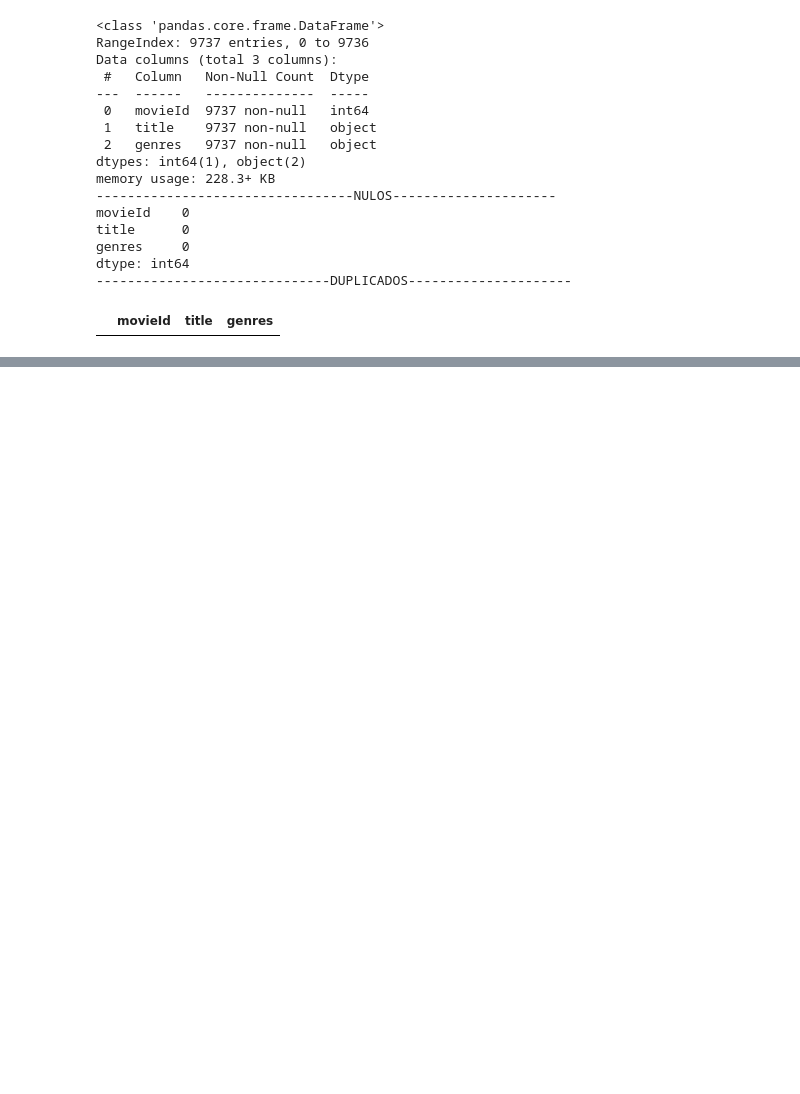
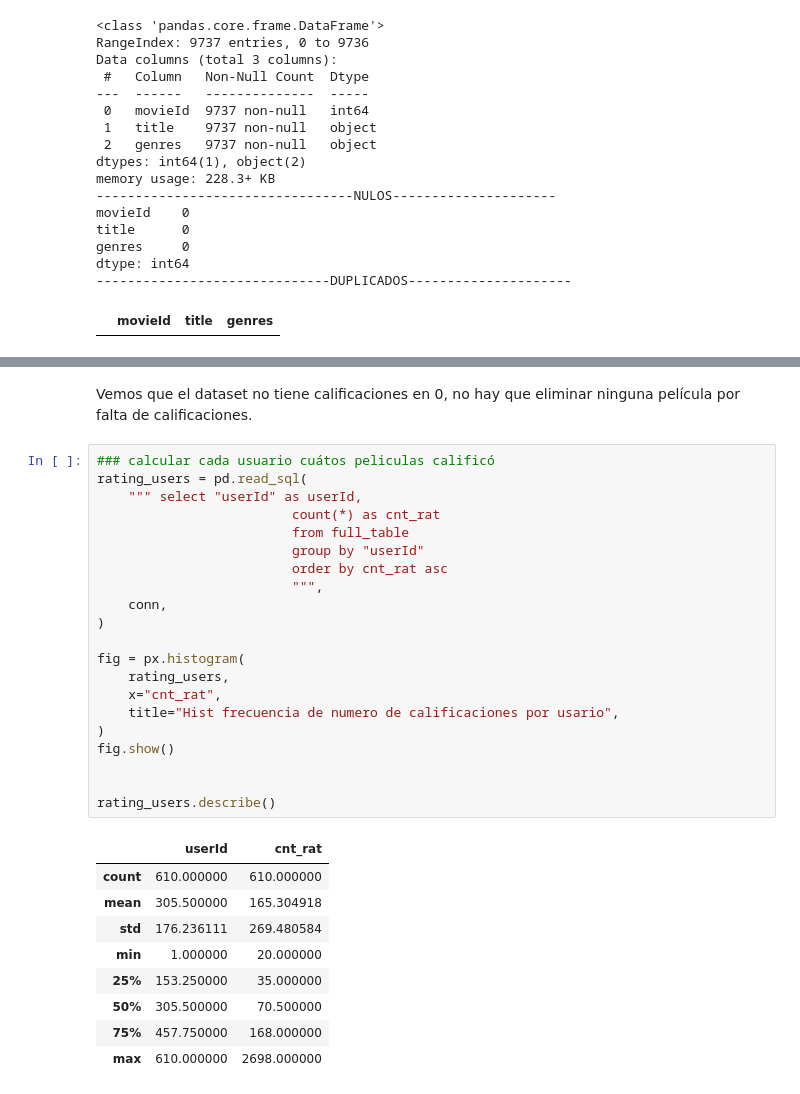
Before and after one commit to diegosaaval/film-recommendation-system, a Jupyter notebook: 1_data_cleaning.ipynb, the cells around one changed output, grey strips where cells are left out. Cells and saved outputs as stored; diff of their text form; blank space fills up the shorter version.

```diff
--- a/1_data_cleaning.ipynb
+++ b/1_data_cleaning.ipynb
@@ -101,0 +155,33 @@ dtype: int64
+# %% [markdown]
+Vemos que el dataset no tiene calificaciones en 0, no hay que eliminar ninguna película por falta de calificaciones.
+# %%
+### calcular cada usuario cuátos peliculas calificó
+rating_users = pd.read_sql(
+    """ select "userId" as userId,
+                         count(*) as cnt_rat
+                         from full_table
+                         group by "userId"
+                         order by cnt_rat asc
+                         """,
+    conn,
+)
+
+fig = px.histogram(
+    rating_users,
+    x="cnt_rat",
+    title="Hist frecuencia de numero de calificaciones por usario",
+)
+fig.show()
+
+
+rating_users.describe()
+# %% [output]
+|  | userId | cnt_rat |
+| count | 610.000000 | 610.000000 |
+| mean | 305.500000 | 165.304918 |
+| std | 176.236111 | 269.480584 |
+| min | 1.000000 | 20.000000 |
+| 25% | 153.250000 | 35.000000 |
+| 50% | 305.500000 | 70.500000 |
+| 75% | 457.750000 | 168.000000 |
+| max | 610.000000 | 2698.000000 |
```
Also changed, not shown: parts of 16 cells of this notebook, 1 other file.
